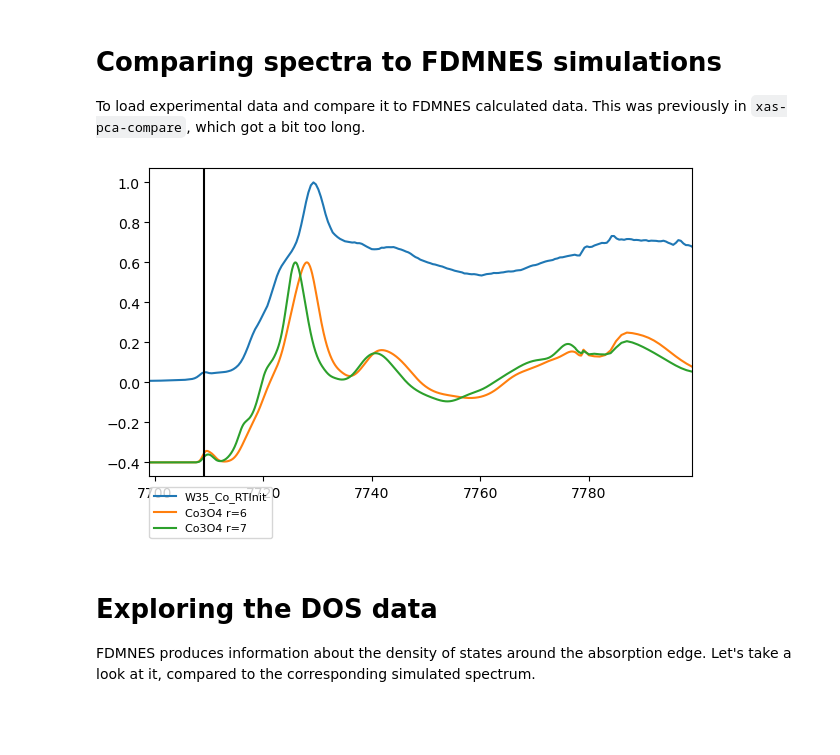
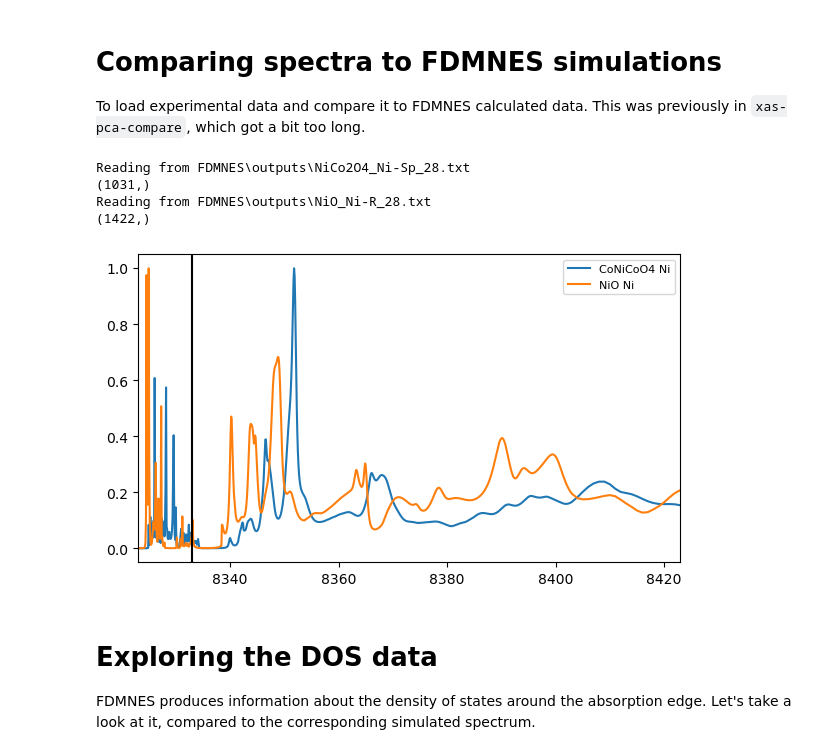
Before and after one commit to Certaingemstone/heo-xas-xrd, a Jupyter notebook: xas-fdmnes-compare.ipynb, the cells around one changed output. Cells and saved outputs as stored; diff of their text form; code cells hidden in the pictures; blank space fills up the shorter version.

```diff
--- a/xas-fdmnes-compare.ipynb
+++ b/xas-fdmnes-compare.ipynb
@@ -131,45 +130,65 @@ def ref_combo(target):
 # %%
 energies, mus = E_mu_from_names(names_all)
 # %%
-ref_root = r'FDMNES'
-name = 'W35_Co_RTInit'
+sample = None
 
-targets = [#[('CoO_Oh', 1.)],
-           [('Co3O4_Oh', 0.666), ('Co3O4_Td', 0.333)],
-           [('Co3O4_Co-Sp_27_2', 0.666), ('Co3O4_Co-Sp_27_1', 0.333)]]
-           #[('NiCo_Co-Sp_27_Kedge_3', 0.666), ('NiCo_Co-Sp_27_Kedge_1', 0.167)],
-           #[('CuCo_Co-Sp_27_Kedge', 1.)],
-           #[('Zn037Co263_Co-Sp_27_Kedge_3', 2.), ('Zn037Co263_Co-Sp_27_Kedge_1', 0.630)],
-           # [('ZnCo_Co-Sp_27_Kedge', 1.)]]
-scales = [1, 1]#, 0.73, 1, 1, 1]
-labels = ['Co3O4 r=6', 'Co3O4 r=7']
+ref_root = r'FDMNES\outputs'
+# targets = [#[('CoO_Oh', 1.)],
+#            [('Co3O4_Oh', 0.666), ('Co3O4_Td', 0.333)],
+#            [('Co3O4_Co-Sp_27_2', 0.666), ('Co3O4_Co-Sp_27_1', 0.333)]]
+#            #[('NiCo_Co-Sp_27_Kedge_3', 0.666), ('NiCo_Co-Sp_27_Kedge_1', 0.167)],
+#            #[('CuCo_Co-Sp_27_Kedge', 1.)],
+#            #[('Zn037Co263_Co-Sp_27_Kedge_3', 2.), ('Zn037Co263_Co-Sp_27_Kedge_1', 0.630)],
+#            # [('ZnCo_Co-Sp_27_Kedge', 1.)]]
+# scales = [1, 1]#, 0.73, 1, 1, 1]
+# labels = ['Co3O4 r=6', 'Co3O4 r=7']
+
+# targets = [[('CuCo2O4_Cu-Sp_29', 1.)],
+#            [('CuO_Cu-T_29', 1.)]]
+# scales = [1,1]
+# labels = ['CuCo2O4 Cu', 'CuO Cu']
+
+# targets = [[('ZnO_Zn-W_30', 1.)],
+#            [('Zn037Co263O396_Zn-Sp_30', 1.)],
+#            [('ZnCo2O4_Zn-Sp2019_30', 1.)]]
+# scales = [1,1,1]
+# labels = ['ZnO Zn', 'Zn0.37Co2.63O4 Zn', 'ZnCo2O4 Zn']
+
+targets = [[('NiCo2O4_Ni-Sp_28', 1.)],
+           [('NiO_Ni-R_28', 1.)]]
+scales = [1,1]
+labels = ['CoNiCoO4 Ni', 'NiO Ni']
 
 save_convs = False
-edge_energy = 7709 # controls global shift of FDMNES reference spectra
+edge_energy = 8333 # controls global shift of FDMNES reference spectra
 
 fig, ax = plt.subplots(figsize=(7,4))
 
 # plot experiment
-index = names_all.index(name)
-ax.plot(energies[index], mus[index] / np.max(mus[index]), label=name)
+if sample is not None:
+    index = names_all.index(sample)
+    ax.plot(energies[index], mus[index] / np.max(mus[index]), label=sample)
 
 # plot simulated references
-spec_offset = -0.4
+spec_offset = -0.
 for target, scale, l in zip(targets, scales, labels):
-    E, muconv = ref_combo(target)
-    ax.plot(E + edge_energy, (muconv * scale) + spec_offset, label=l)
-    #ax.plot(data[0] + edge_energy, mu / np.max(mu_conv) + spec_offset, label=name)
+    E, muconv = ref_combo(target, ref_root, edge_energy, conv=False)
+    print(E.shape)
+    ax.plot(E, (muconv * scale) + spec_offset, label=l)
     spec_offset -= 0.0
 
 plt.xlim(edge_energy - 10, edge_energy + 90)
 plt.axvline(edge_energy, color='k')
-#plt.axvline(7728)
-plt.legend(ncol=1, loc=(0, -0.1 * len(targets)), fontsize=8)
+plt.legend(ncol=1, loc='upper right', fontsize=8)
 #plt.tight_layout()
-#plt.savefig('Output/BM23/Co_withRef', dpi=300)
+#plt.savefig('Output/Simulation/WAM37Final_v_ZnO-W_v_ZnSpinels', dpi=300)
 plt.show()
 # %% [output]
+Reading from FDMNES\outputs\NiCo2O4_Ni-Sp_28.txt
+(1031,)
+Reading from FDMNES\outputs\NiO_Ni-R_28.txt
+(1422,)
-[figure, old version]
+[figure, new version]
 # %% [markdown]
 # Exploring the DOS data
 FDMNES produces information about the density of states around the absorption edge. Let's take a look at it, compared to the corresponding simulated spectrum.
```
Also changed, not shown: parts of 5 cells of this notebook.
